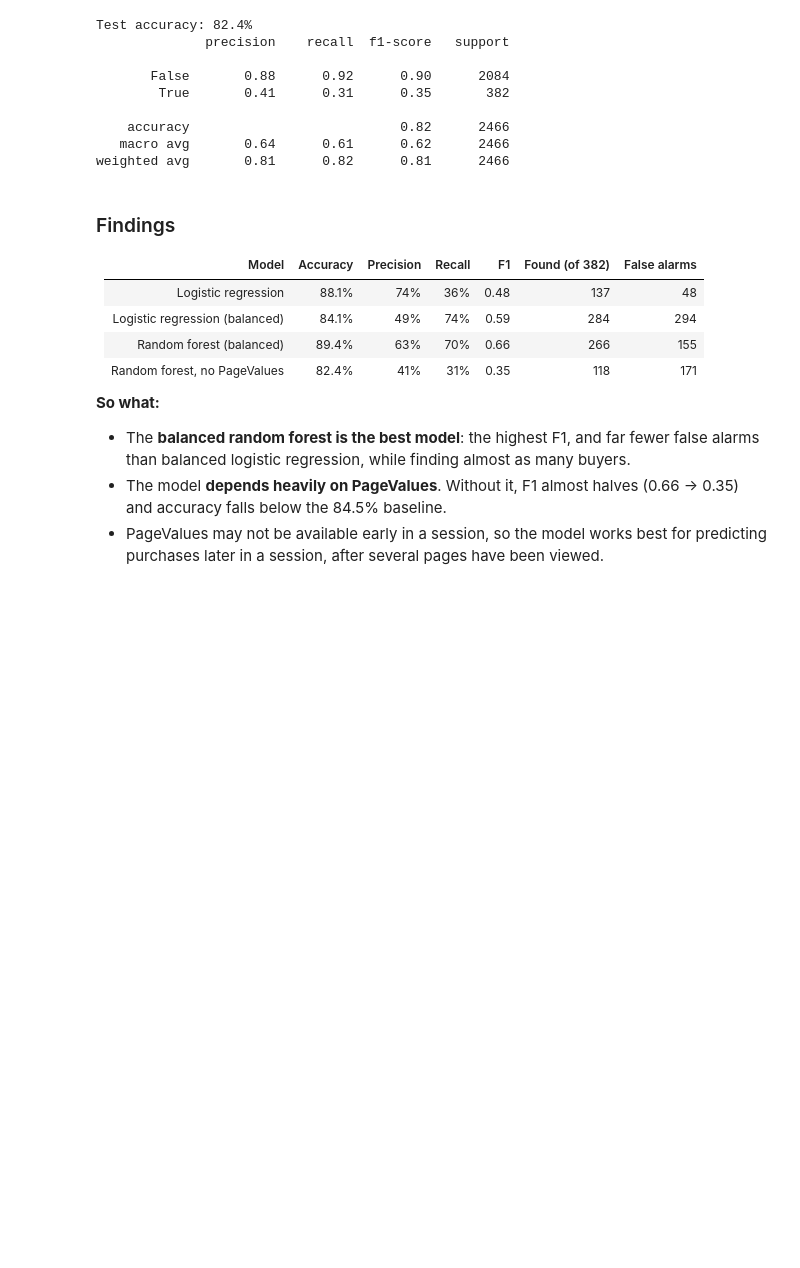
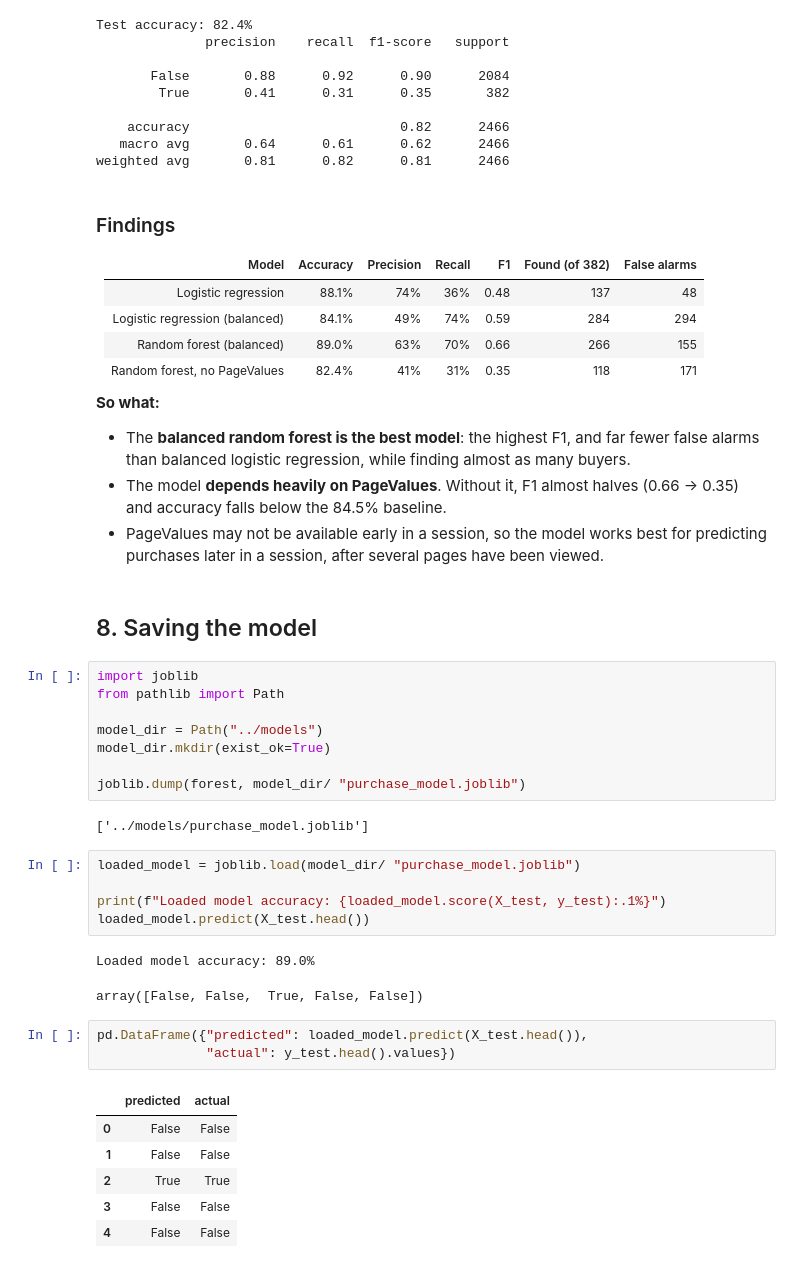
Before and after one commit to KhunMaungAye/ecommerce-purchase-prediction, a Jupyter notebook: notebooks/02_modelling.ipynb, the cells around one changed output. Saved outputs shown, nothing was run; the diff lists cells and outputs as text; blank space fills up the shorter version.

Commit message:
feat: save trained model with joblib

```diff
--- a/notebooks/02_modelling.ipynb
+++ b/notebooks/02_modelling.ipynb
@@ -226,10 +226,40 @@ weighted avg       0.81      0.82      0.81      2466
 |---|---|---|---|---|---|---|
 | Logistic regression | 88.1% | 74% | 36% | 0.48 | 137 | 48 |
 | Logistic regression (balanced) | 84.1% | 49% | 74% | 0.59 | 284 | 294 |
-| Random forest (balanced) | 89.4% | 63% | 70% | 0.66 | 266 | 155 |
+| Random forest (balanced) | 89.0% | 63% | 70% | 0.66 | 266 | 155 |
 | Random forest, no PageValues | 82.4% | 41% | 31% | 0.35 | 118 | 171 |
 
 **So what:**
 - The **balanced random forest is the best model**: the highest F1, and far fewer false alarms than balanced logistic regression, while finding almost as many buyers.
 - The model **depends heavily on PageValues**. Without it, F1 almost halves (0.66 → 0.35) and accuracy falls below the 84.5% baseline.
 - PageValues may not be available early in a session, so the model works best for predicting purchases later in a session, after several pages have been viewed.
+# %% [markdown]
+## 8. Saving the model
+# %%
+import joblib
+from pathlib import Path
+
+model_dir = Path("../models")
+model_dir.mkdir(exist_ok=True)
+
+joblib.dump(forest, model_dir/ "purchase_model.joblib")
+# %% [output]
+['../models/purchase_model.joblib']
+# %%
+loaded_model = joblib.load(model_dir/ "purchase_model.joblib")
+
+print(f"Loaded model accuracy: {loaded_model.score(X_test, y_test):.1%}")
+loaded_model.predict(X_test.head())
+# %% [output]
+Loaded model accuracy: 89.0%
+array([False, False,  True, False, False])
+# %%
+pd.DataFrame({"predicted": loaded_model.predict(X_test.head()),
+              "actual": y_test.head().values})
+# %% [output]
+|  | predicted | actual |
+| 0 | False | False |
+| 1 | False | False |
+| 2 | True | True |
+| 3 | False | False |
+| 4 | False | False |
```
Also changed, not shown: parts of 3 cells of this notebook.
